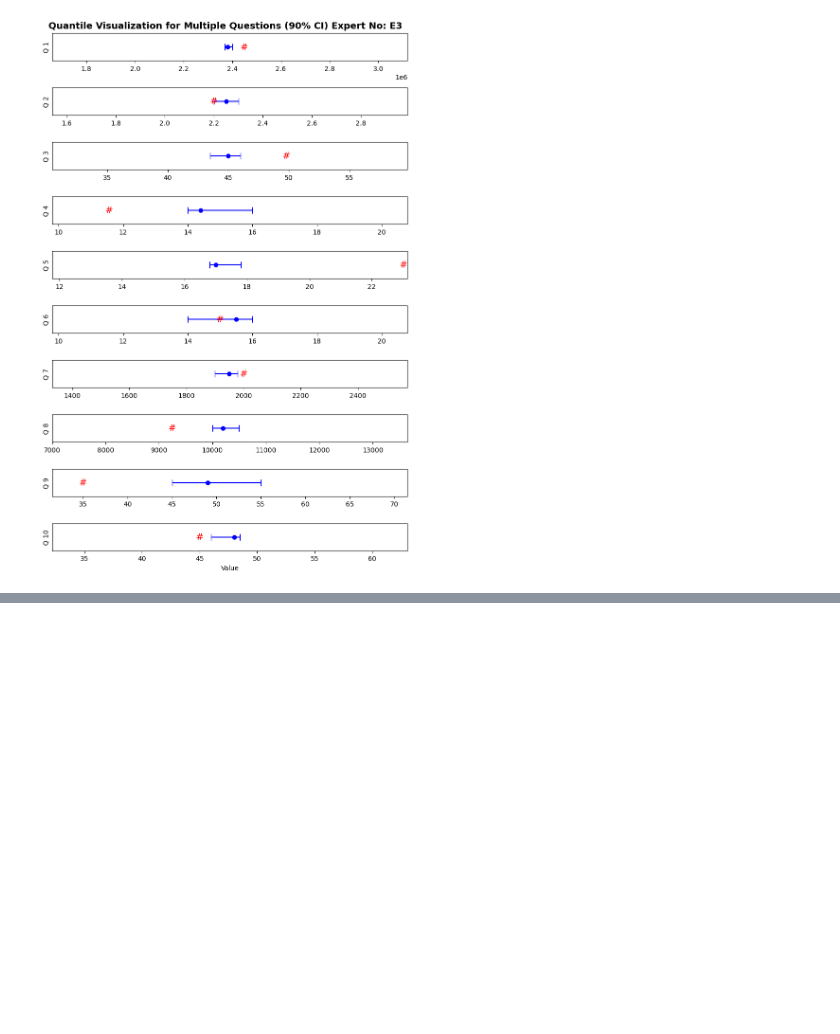
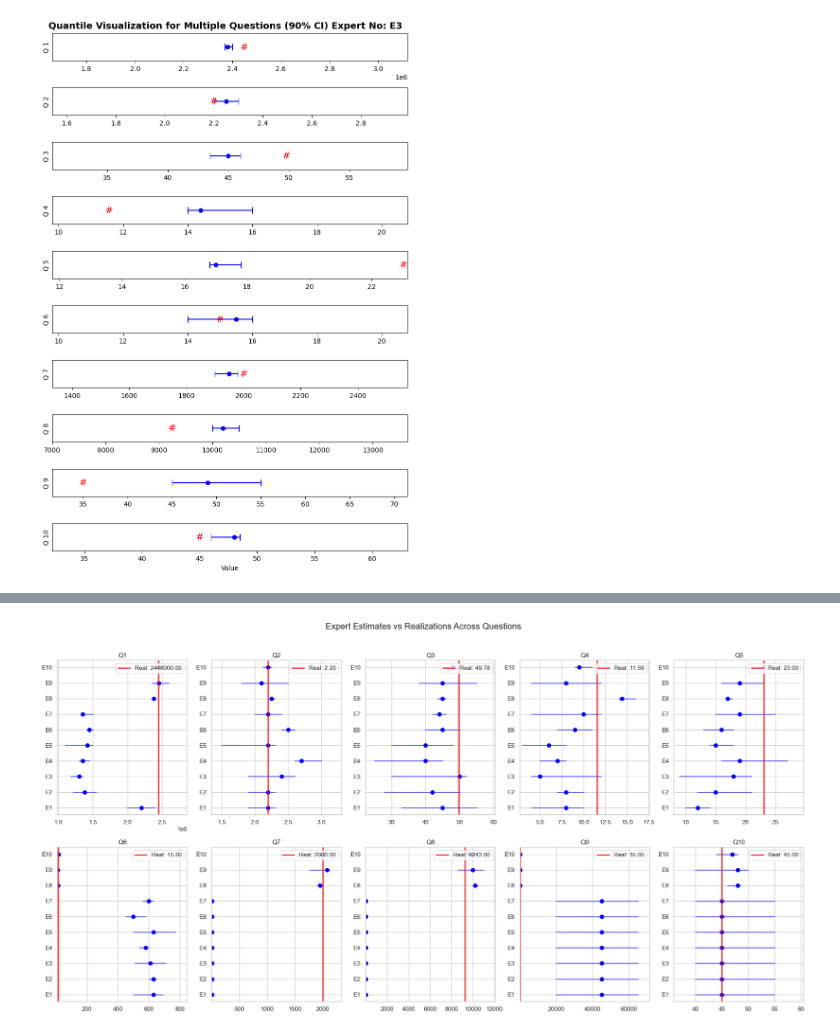
Before and after one commit to FARSHAD-SH/elicipy, a Jupyter notebook: plots.ipynb, the cells around one changed output, grey strips where cells are left out. Drawn from its saved outputs; the diff is of its cells as text; code cells hidden in the pictures; blank space fills up the shorter version.

```diff
--- a/plots.ipynb
+++ b/plots.ipynb
@@ -218,0 +368,60 @@ plt.show()
+# %%
+import seaborn as sns
+import matplotlib.pyplot as plt
+import numpy as np
+
+# Set style
+sns.set(style="whitegrid")
+
+# Create figure with 10 subplots (2 rows x 5 columns)
+fig, axes = plt.subplots(2, 5, figsize=(20, 10))
+fig.suptitle('Expert Estimates vs Realizations Across Questions', y=1.02, fontsize=16)
+
+# Flatten axes array for easy iteration
+axes = axes.flatten()
+
+# Create each subplot
+for fig_num in range(10):
+    ax = axes[fig_num]
+
+    # Determine column offsets
+    lb_col = 4 + fig_num*3
+    med_col = 5 + fig_num*3
+    ub_col = 6 + fig_num*3
+
+    # Get data
+    lower_bounds = list(df.iloc[:, lb_col])
+    medians = list(df.iloc[:, med_col])
+    upper_bounds = list(df.iloc[:, ub_col])
+    realization = list(df2.iloc[:, 8])[fig_num]
+
+    # Plot expert ranges and medians
+    for i in range(10):
+        y_pos = i + 1
+
+        # Plot the range
+        ax.plot([lower_bounds[i], upper_bounds[i]], [y_pos, y_pos],
+                color='blue', alpha=0.5, linewidth=2)
+
+        # Plot median dot
+        ax.scatter(medians[i], y_pos, color='blue', s=50)
+
+    # Plot realization line
+    ax.axvline(x=realization, color='red', linewidth=2,
+               label=f'Real: {realization:.2f}')
+
+    # Customize subplot
+    ax.set_yticks(np.arange(1, 11))
+    ax.set_yticklabels([f"E{i+1}" for i in range(10)])
+    ax.set_title(f'Q{fig_num+1}')
+    ax.grid(True, axis='x')
+    ax.legend(loc='upper right')
+
+    # Set consistent x-axis limits across all subplots if desired
+    all_values = lower_bounds + medians + upper_bounds + [realization]
+    ax.set_xlim(min(all_values)*0.9, max(all_values)*1.1)
+
+plt.tight_layout()
+plt.show()
+# %% [output]
+[figure, added]
```
Also changed, not shown: parts of 8 cells of this notebook.
